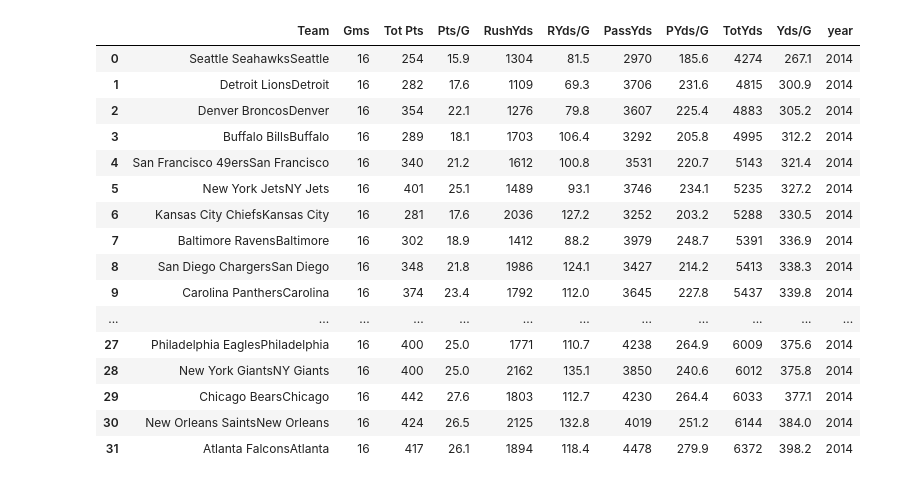
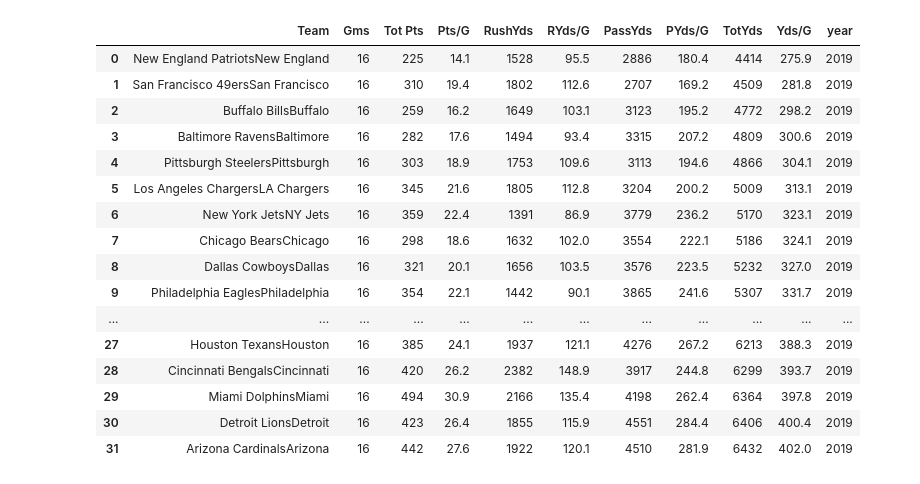
Before and after one commit to dnm0328/Capstone-, a Jupyter notebook: Season_Data_Update.ipynb, the cells around one changed output. Drawn from its saved outputs; the diff is of its cells as text; code cells hidden in the pictures.

```diff
--- a/Season_Data_Update.ipynb
+++ b/Season_Data_Update.ipynb
@@ -1,24 +1,24 @@
 # %%
 import pandas as pd
 # %%
-df = pd.read_csv('data/2014.csv')
+df = pd.read_csv('data/2019.csv')
 df
 # %% [output]
 |  | Team | Gms | Tot Pts | Pts/G | RushYds | RYds/G | PassYds | PYds/G | TotYds | Yds/G | year |
-| 0 | Seattle SeahawksSeattle | 16 | 254 | 15.9 | 1304 | 81.5 | 2970 | 185.6 | 4274 | 267.1 | 2014 |
-| 1 | Detroit LionsDetroit | 16 | 282 | 17.6 | 1109 | 69.3 | 3706 | 231.6 | 4815 | 300.9 | 2014 |
-| 2 | Denver BroncosDenver | 16 | 354 | 22.1 | 1276 | 79.8 | 3607 | 225.4 | 4883 | 305.2 | 2014 |
-| 3 | Buffalo BillsBuffalo | 16 | 289 | 18.1 | 1703 | 106.4 | 3292 | 205.8 | 4995 | 312.2 | 2014 |
-| 4 | San Francisco 49ersSan Francisco | 16 | 340 | 21.2 | 1612 | 100.8 | 3531 | 220.7 | 5143 | 321.4 | 2014 |
-| 5 | New York JetsNY Jets | 16 | 401 | 25.1 | 1489 | 93.1 | 3746 | 234.1 | 5235 | 327.2 | 2014 |
-| 6 | Kansas City ChiefsKansas City | 16 | 281 | 17.6 | 2036 | 127.2 | 3252 | 203.2 | 5288 | 330.5 | 2014 |
-| 7 | Baltimore RavensBaltimore | 16 | 302 | 18.9 | 1412 | 88.2 | 3979 | 248.7 | 5391 | 336.9 | 2014 |
-| 8 | San Diego ChargersSan Diego | 16 | 348 | 21.8 | 1986 | 124.1 | 3427 | 214.2 | 5413 | 338.3 | 2014 |
-| 9 | Carolina PanthersCarolina | 16 | 374 | 23.4 | 1792 | 112.0 | 3645 | 227.8 | 5437 | 339.8 | 2014 |
+| 0 | New England PatriotsNew England | 16 | 225 | 14.1 | 1528 | 95.5 | 2886 | 180.4 | 4414 | 275.9 | 2019 |
+| 1 | San Francisco 49ersSan Francisco | 16 | 310 | 19.4 | 1802 | 112.6 | 2707 | 169.2 | 4509 | 281.8 | 2019 |
+| 2 | Buffalo BillsBuffalo | 16 | 259 | 16.2 | 1649 | 103.1 | 3123 | 195.2 | 4772 | 298.2 | 2019 |
+| 3 | Baltimore RavensBaltimore | 16 | 282 | 17.6 | 1494 | 93.4 | 3315 | 207.2 | 4809 | 300.6 | 2019 |
+| 4 | Pittsburgh SteelersPittsburgh | 16 | 303 | 18.9 | 1753 | 109.6 | 3113 | 194.6 | 4866 | 304.1 | 2019 |
+| 5 | Los Angeles ChargersLA Chargers | 16 | 345 | 21.6 | 1805 | 112.8 | 3204 | 200.2 | 5009 | 313.1 | 2019 |
+| 6 | New York JetsNY Jets | 16 | 359 | 22.4 | 1391 | 86.9 | 3779 | 236.2 | 5170 | 323.1 | 2019 |
+| 7 | Chicago BearsChicago | 16 | 298 | 18.6 | 1632 | 102.0 | 3554 | 222.1 | 5186 | 324.1 | 2019 |
+| 8 | Dallas CowboysDallas | 16 | 321 | 20.1 | 1656 | 103.5 | 3576 | 223.5 | 5232 | 327.0 | 2019 |
+| 9 | Philadelphia EaglesPhiladelphia | 16 | 354 | 22.1 | 1442 | 90.1 | 3865 | 241.6 | 5307 | 331.7 | 2019 |
 | ... | ... | ... | ... | ... | ... | ... | ... | ... | ... | ... | ... |
-| 27 | Philadelphia EaglesPhiladelphia | 16 | 400 | 25.0 | 1771 | 110.7 | 4238 | 264.9 | 6009 | 375.6 | 2014 |
-| 28 | New York GiantsNY Giants | 16 | 400 | 25.0 | 2162 | 135.1 | 3850 | 240.6 | 6012 | 375.8 | 2014 |
-| 29 | Chicago BearsChicago | 16 | 442 | 27.6 | 1803 | 112.7 | 4230 | 264.4 | 6033 | 377.1 | 2014 |
-| 30 | New Orleans SaintsNew Orleans | 16 | 424 | 26.5 | 2125 | 132.8 | 4019 | 251.2 | 6144 | 384.0 | 2014 |
-| 31 | Atlanta FalconsAtlanta | 16 | 417 | 26.1 | 1894 | 118.4 | 4478 | 279.9 | 6372 | 398.2 | 2014 |
+| 27 | Houston TexansHouston | 16 | 385 | 24.1 | 1937 | 121.1 | 4276 | 267.2 | 6213 | 388.3 | 2019 |
+| 28 | Cincinnati BengalsCincinnati | 16 | 420 | 26.2 | 2382 | 148.9 | 3917 | 244.8 | 6299 | 393.7 | 2019 |
+| 29 | Miami DolphinsMiami | 16 | 494 | 30.9 | 2166 | 135.4 | 4198 | 262.4 | 6364 | 397.8 | 2019 |
+| 30 | Detroit LionsDetroit | 16 | 423 | 26.4 | 1855 | 115.9 | 4551 | 284.4 | 6406 | 400.4 | 2019 |
+| 31 | Arizona CardinalsArizona | 16 | 442 | 27.6 | 1922 | 120.1 | 4510 | 281.9 | 6432 | 402.0 | 2019 |
 # %%
```
Also changed, not shown: parts of 3 cells of this notebook, 5 other files.
